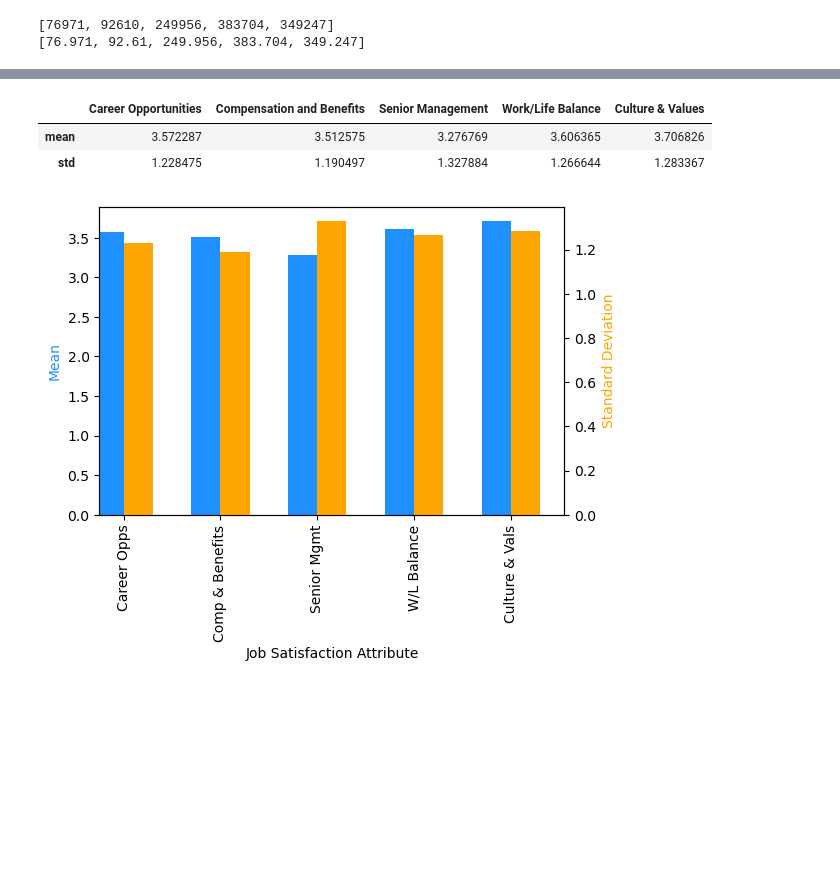
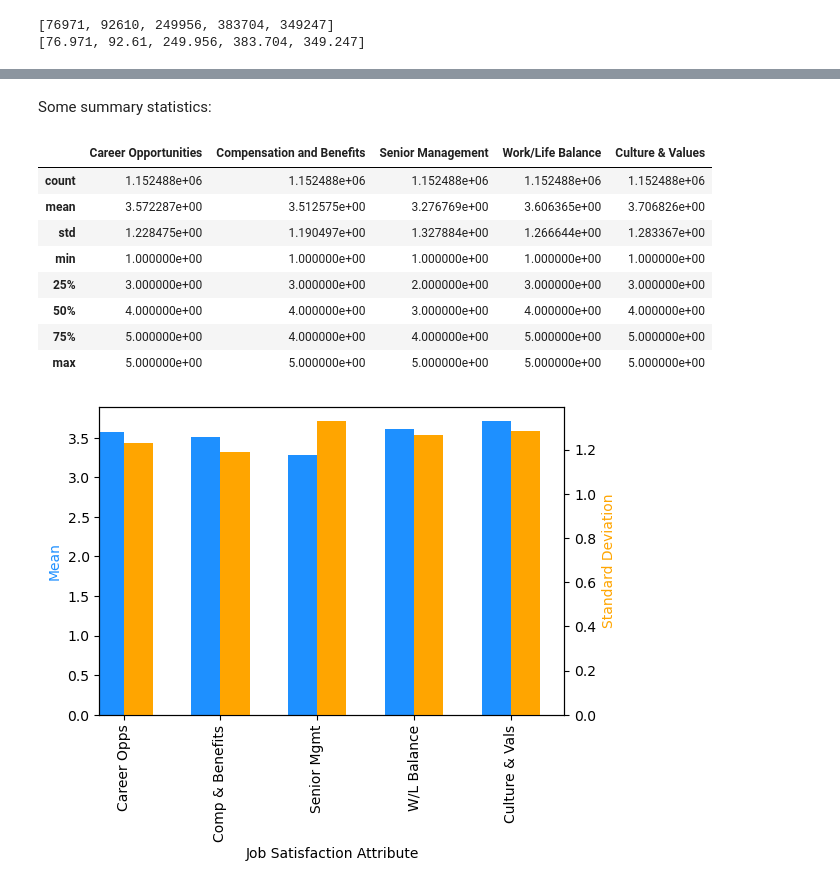
Before and after one commit to MatthiasGN/thesis, a Jupyter notebook: thesis-master.ipynb, the cells around one changed output, grey strips where cells are left out. Drawn from its saved outputs; the diff is of its cells as text; code cells hidden in the pictures; blank space fills up the shorter version.

```diff
--- a/thesis-master.ipynb
+++ b/thesis-master.ipynb
@@ -516,0 +202,5 @@ cleaned_df.describe(include='all')
+# %%
+ctr = 0
+for index, firm_link in cleaned_df['firm_link'].items():
+    if "%" in firm_link:
+        cleaned_df.at[index, 'firm_link'] = urllib.parse.unquote(firm_link)
@@ -666,2 +389,5 @@ cleaned_df
 # %%
-new_df = cleaned_df.merge(tickers_df, how='right')
+merged_df = cleaned_df.merge(tickers_df, how='right')
+print(merged_df.isnull().sum())
+print(merged_df.shape)
+merged_df = merged_df.dropna()
@@ -711,0 +464,4 @@ Amazing, now we have a dataset of 1,152,488 Glassdoor reviews from 318 public IT
+# %%
+for col in ['Career Opportunities','Compensation and Benefits','Senior Management','Work/Life Balance']:
+    merged_df[col] = merged_df[col].astype(float)
+merged_df['Senior Management'].value_counts().sort_values(ascending=False)
@@ -711,0 +514,6 @@ Amazing, now we have a dataset of 1,152,488 Glassdoor reviews from 318 public IT
+# %%
+for col in ['Recommend', 'CEO Approval', 'Business Outlook']:
+    for letter in {'v':5.0, 'r':0.0, 'x':-5.0, 'o':0.0}:
+        merged_df.loc[merged_df[col] == letter, col] = transforms[letter]
+
+    print(merged_df[col].value_counts())
@@ -760,12 +609,20 @@ plt.show()
+# %% [markdown]
+Some summary statistics:
 # %%
-summary_df = new_df.describe()
-summary_df = summary_df.drop(['count','min','25%','50%','75%','max'])
+summary_df = merged_df.describe()
+# summary_df = summary_df.drop(['count','min','25%','50%','75%','max'])
 summary_df = summary_df.drop('rating', axis=1)
 summary_df
 # %% [output]
 |  | Career Opportunities | Compensation and Benefits | Senior Management | Work/Life Balance | Culture & Values |
-| mean | 3.572287 | 3.512575 | 3.276769 | 3.606365 | 3.706826 |
-| std | 1.228475 | 1.190497 | 1.327884 | 1.266644 | 1.283367 |
+| count | 1.152488e+06 | 1.152488e+06 | 1.152488e+06 | 1.152488e+06 | 1.152488e+06 |
+| mean | 3.572287e+00 | 3.512575e+00 | 3.276769e+00 | 3.606365e+00 | 3.706826e+00 |
+| std | 1.228475e+00 | 1.190497e+00 | 1.327884e+00 | 1.266644e+00 | 1.283367e+00 |
+| min | 1.000000e+00 | 1.000000e+00 | 1.000000e+00 | 1.000000e+00 | 1.000000e+00 |
+| 25% | 3.000000e+00 | 3.000000e+00 | 2.000000e+00 | 3.000000e+00 | 3.000000e+00 |
+| 50% | 4.000000e+00 | 4.000000e+00 | 3.000000e+00 | 4.000000e+00 | 4.000000e+00 |
+| 75% | 5.000000e+00 | 4.000000e+00 | 4.000000e+00 | 5.000000e+00 | 5.000000e+00 |
+| max | 5.000000e+00 | 5.000000e+00 | 5.000000e+00 | 5.000000e+00 | 5.000000e+00 |
 # %%
 fig = plt.figure(figsize=(6,4))
 
```
Also changed, not shown: parts of 126 cells of this notebook.
